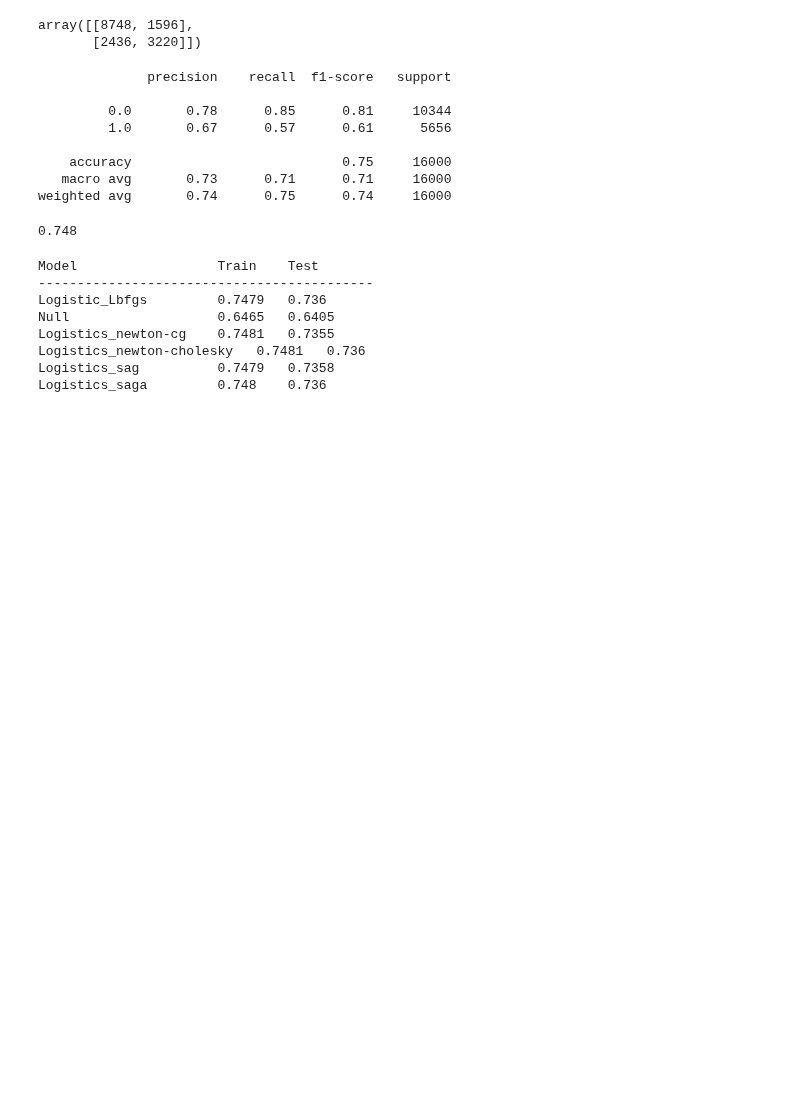
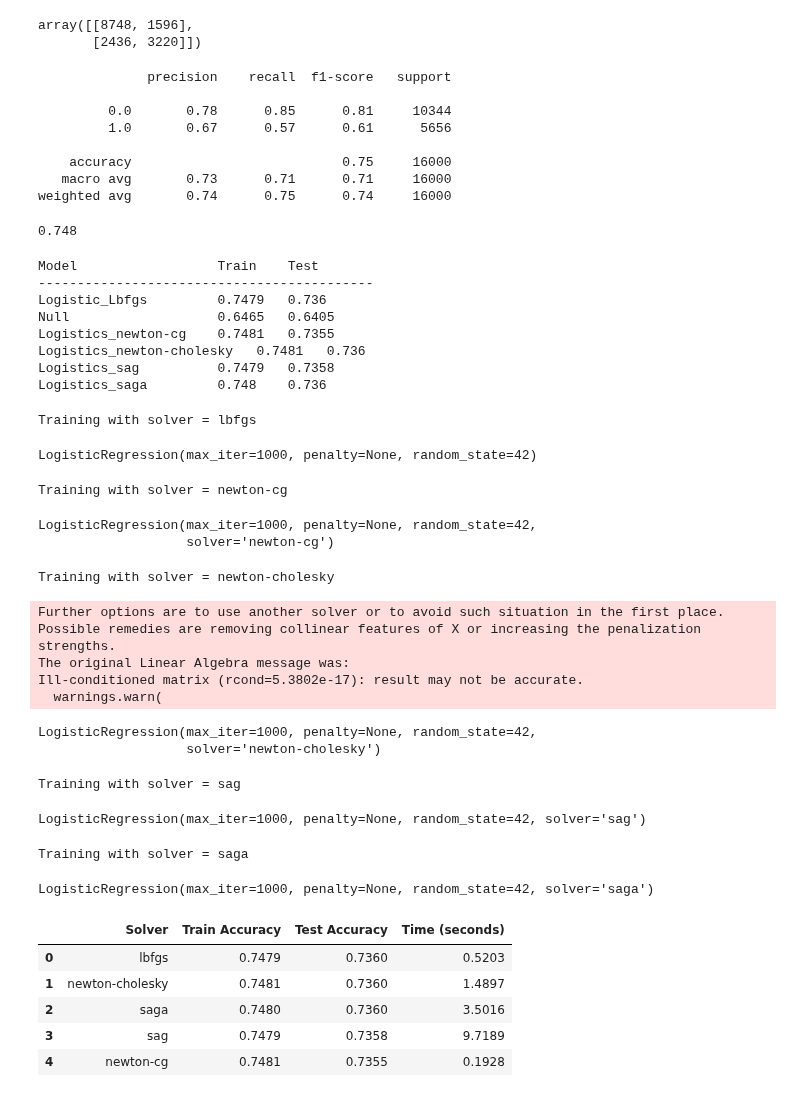
Before and after one commit to SRARNAB7/HDS_5230_07_Arnab, a Jupyter notebook: Week 09/Week_09_Assignment.ipynb, the cells around one changed output. Saved outputs shown, nothing was run; the diff lists cells and outputs as text; code cells hidden in the pictures; blank space fills up the shorter version.

```diff
--- a/Week 09/Week_09_Assignment.ipynb
+++ b/Week 09/Week_09_Assignment.ipynb
@@ -827,3 +827,76 @@ Logistics_newton-cg    0.7481   0.7355
 Logistics_newton-cholesky   0.7481   0.736
 Logistics_sag          0.7479   0.7358
 Logistics_saga         0.748    0.736
+# %%
+from sklearn.linear_model import LogisticRegression
+from sklearn.metrics import accuracy_score
+import time
+import pandas as pd
+
+# List of solvers that support penalty=None
+solvers = ['lbfgs', 'newton-cg', 'newton-cholesky', 'sag', 'saga']
+
+# Store results
+results = []
+
+# Loop through solvers
+for solver in solvers:
+    print(f"\nTraining with solver = {solver}")
+
+    # Initialize model
+    clf = LogisticRegression(
+        penalty=None,
+        solver=solver,
+        fit_intercept=True,
+        max_iter=1000,
+        random_state=42
+    )
+
+    # Time the fitting process
+    start_time = time.time()
+    clf.fit(X_train, y_train)
+    end_time = time.time()
+
+    # Evaluate
+    train_acc = accuracy_score(y_train, clf.predict(X_train))
+    test_acc = accuracy_score(y_test, clf.predict(X_test))
+    duration = end_time - start_time
+
+    # Store results
+    results.append({
+        "Solver": solver,
+        "Train Accuracy": round(train_acc, 4),
+        "Test Accuracy": round(test_acc, 4),
+        "Time (seconds)": round(duration, 4)
+    })
+
+# Convert to DataFrame
+results_df = pd.DataFrame(results)
+
+# Display table
+results_df.sort_values(by="Test Accuracy", ascending=False, inplace=True)
+results_df.reset_index(drop=True, inplace=True)
+results_df
+# %% [output]
+Training with solver = lbfgs
+LogisticRegression(max_iter=1000, penalty=None, random_state=42)
+Training with solver = newton-cg
+LogisticRegression(max_iter=1000, penalty=None, random_state=42,
+                   solver='newton-cg')
+Training with solver = newton-cholesky
+Further options are to use another solver or to avoid such situation in the first place. Possible remedies are removing collinear features of X or increasing the penalization strengths.
+The original Linear Algebra message was:
+Ill-conditioned matrix (rcond=5.3802e-17): result may not be accurate.
+  warnings.warn(
+LogisticRegression(max_iter=1000, penalty=None, random_state=42,
+                   solver='newton-cholesky')
+Training with solver = sag
+LogisticRegression(max_iter=1000, penalty=None, random_state=42, solver='sag')
+Training with solver = saga
+LogisticRegression(max_iter=1000, penalty=None, random_state=42, solver='saga')
+|  | Solver | Train Accuracy | Test Accuracy | Time (seconds) |
+| 0 | lbfgs | 0.7479 | 0.7360 | 0.5203 |
+| 1 | newton-cholesky | 0.7481 | 0.7360 | 1.4897 |
+| 2 | saga | 0.7480 | 0.7360 | 3.5016 |
+| 3 | sag | 0.7479 | 0.7358 | 9.7189 |
+| 4 | newton-cg | 0.7481 | 0.7355 | 0.1928 |
```
